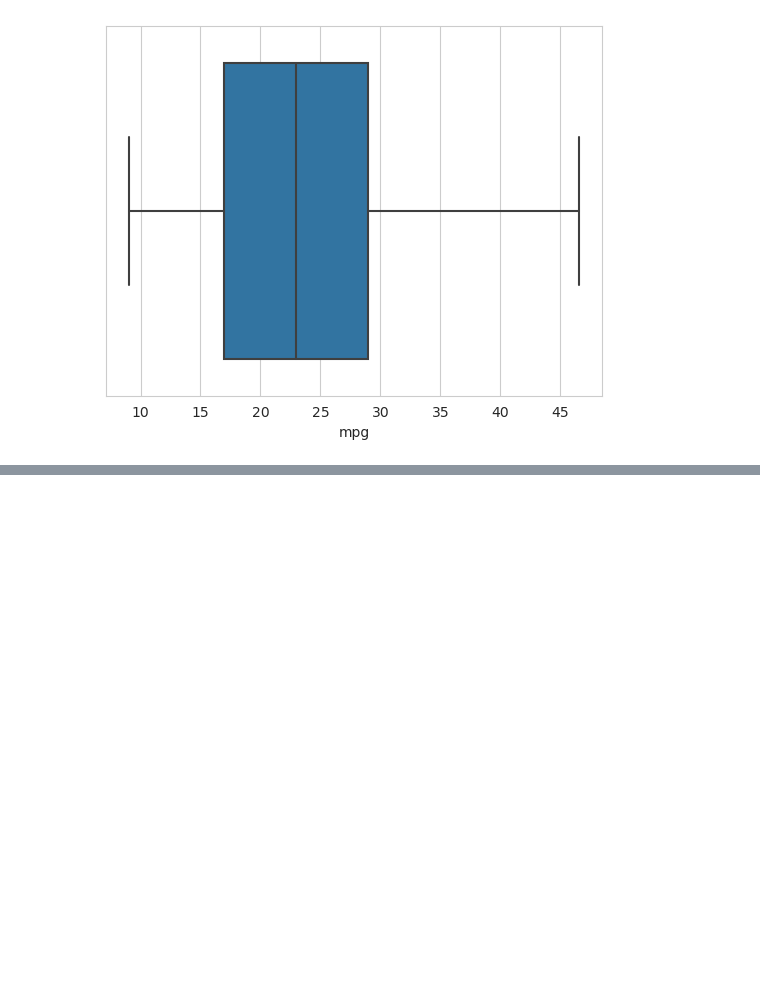
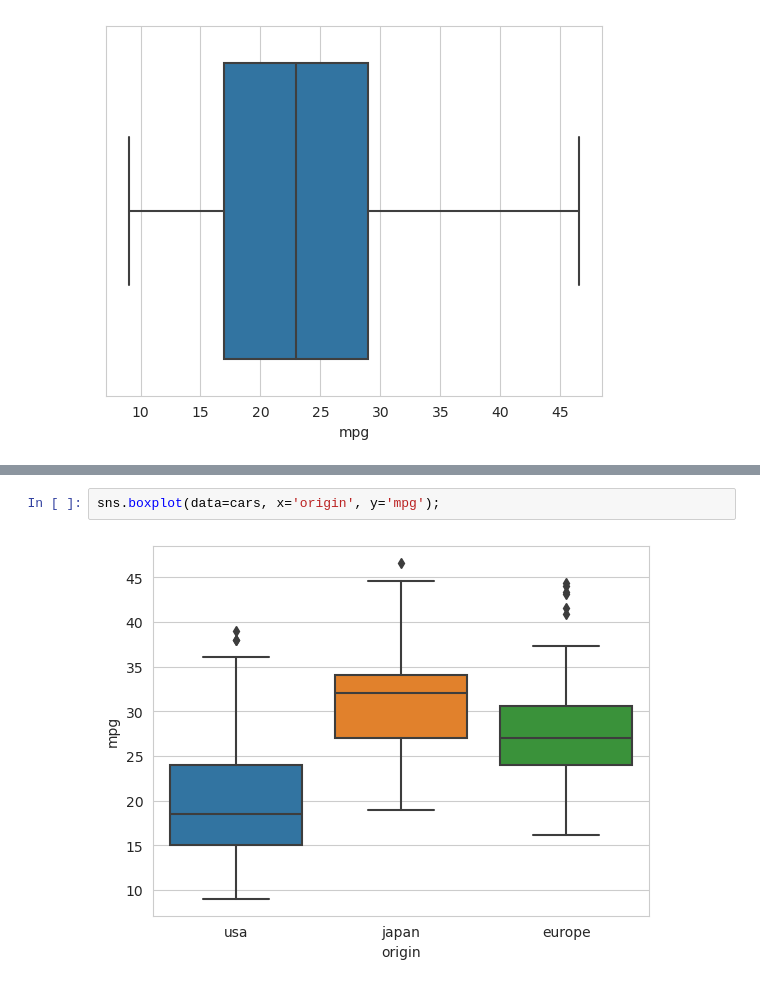
Before and after one commit to sarblohw/py_vizardry_2, a Jupyter notebook: sns_box.ipynb, the cells around one changed output, grey strips where cells are left out. Cells and saved outputs as stored; diff of their text form; blank space fills up the shorter version.

```diff
--- a/sns_box.ipynb
+++ b/sns_box.ipynb
@@ -42,0 +68,4 @@ sns.boxplot(data=cars, x='mpg');
+# %%
+sns.boxplot(data=cars, x='origin', y='mpg');
+# %% [output]
+[figure, added]
```
Also changed, not shown: parts of 5 cells of this notebook.
